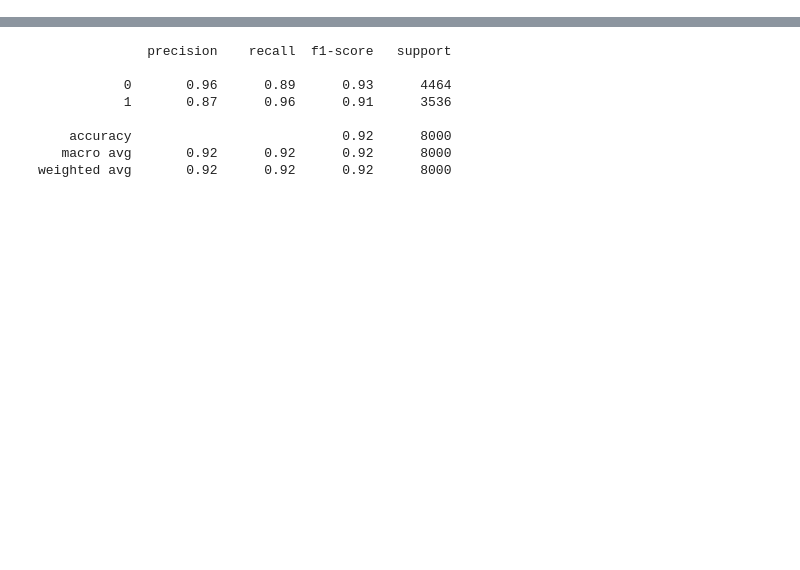
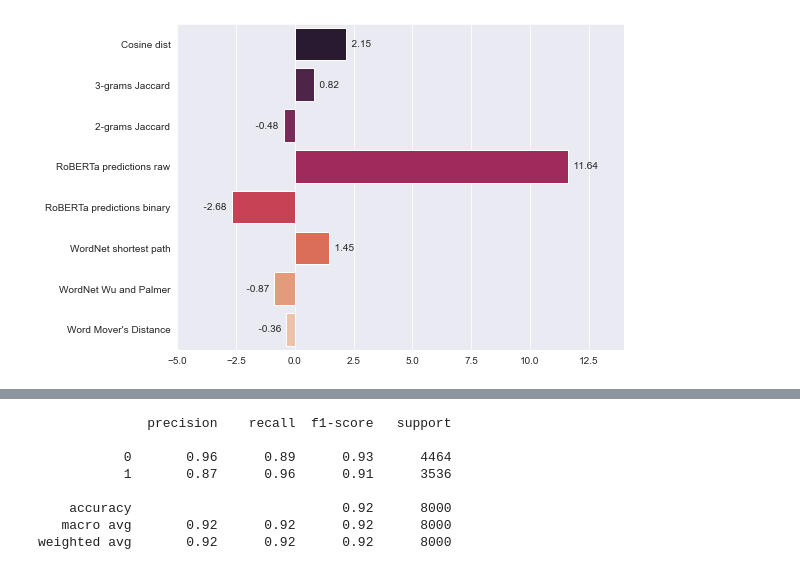
Before and after one commit to nataliyakholodna/paraphrase_det, a Jupyter notebook: evaluate.ipynb, the cells around one changed output, grey strips where cells are left out. Cells and saved outputs as stored; diff of their text form; code cells hidden in the pictures; blank space fills up the shorter version.

```diff
--- a/evaluate.ipynb
+++ b/evaluate.ipynb
@@ -232,0 +64,29 @@ sns.heatmap(abs(X_test.corr()), annot=True, xticklabels=feature_names, yticklabe
+# %%
+class ModelLR:
+    def __init__(self, columns):
+        self.columns = columns
+
+        self.X_test = (X_test[columns]
+                       .copy()
+                       .replace(np.inf, 10))
+        self.X_train = (X_train[columns]
+                        .copy()
+                        .replace(np.inf, 10))
+        self.X_dev = (X_dev[columns]
+                      .copy()
+                      .replace(np.inf, 10))
+
+        self.model = LogisticRegression(max_iter=1000)
+        self.model.fit(self.X_train, y_train)
+
+        self.y_predictions_test = self.model.predict(self.X_test)
+        self.y_predictions_dev = self.model.predict(self.X_dev)
+
+        self.y_proba_test = self.model.predict_proba(self.X_test)[:, 1]
+        self.y_proba_dev = self.model.predict_proba(self.X_dev)[:, 1]
+
+        print("Accuracy on test set:",
+              accuracy_score(y_test, self.y_predictions_test))
+        print("Accuracy on validation set:", accuracy_score(y_dev, self.y_predictions_dev))
+
+        self.feature_importance = self.model.coef_[0]
@@ -232,0 +127,9 @@ sns.heatmap(abs(X_test.corr()), annot=True, xticklabels=feature_names, yticklabe
+# %%
+def feature_importance(importance, names):
+
+    plt.figure(figsize=(8,6))
+    # plot feature importance
+    ax = sns.barplot(x=importance, y=names,palette='rocket', orient='h')
+    ax.bar_label(ax.containers[0], fmt='  %.2f  ')
+    ax.set_xlim(right=14, left=-5)
+    plt.show()
@@ -232,0 +159,5 @@ sns.heatmap(abs(X_test.corr()), annot=True, xticklabels=feature_names, yticklabe
+# %%
+feature_importance(all_columns_model.feature_importance,
+                   [*features.keys()])
+# %% [output]
+[figure, added]
```
Also changed, not shown: parts of 63 cells of this notebook.
